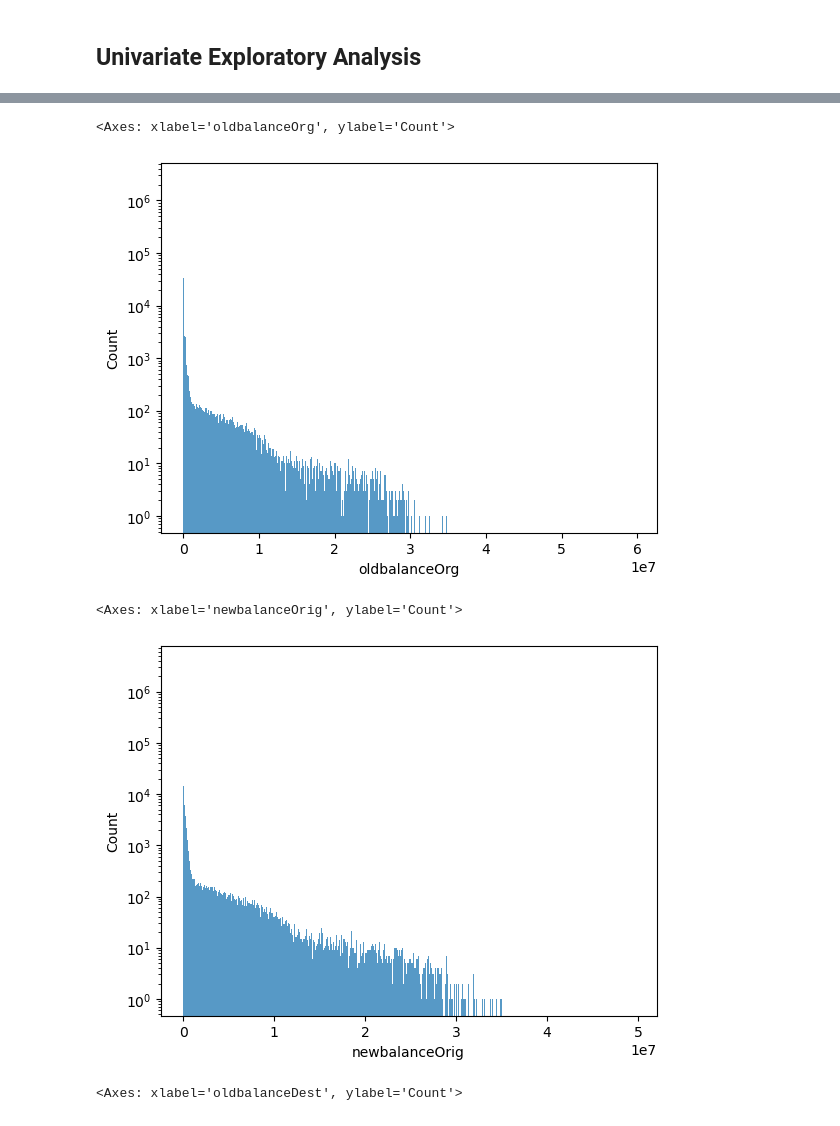
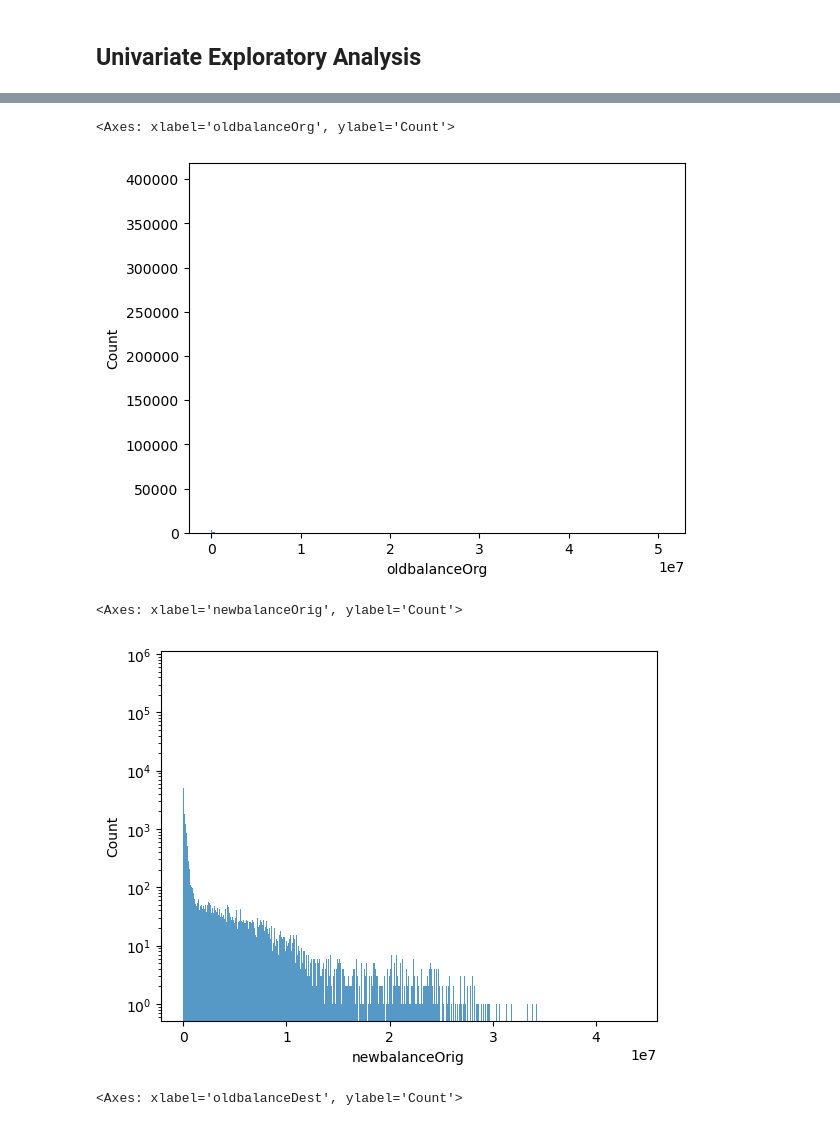
Before and after one commit to walcotttt/supervised-learning-project, a Jupyter notebook: EDA.ipynb, the cells around one changed output, grey strips where cells are left out. Saved outputs shown, nothing was run; the diff lists cells and outputs as text; code cells hidden in the pictures.

```diff
--- a/EDA.ipynb
+++ b/EDA.ipynb
@@ -65,8 +17,6 @@ df.shape
 # %% [output]
 (6362620, 11)
 # %%
-# Wow! This dataframe is quite large! Let's try chunking to make it more managable...
-chunk_size = 100000
-for chunk in pd.read_csv('data.csv', chunksize=chunk_size):
-    df.describe()
-    print(chunk.head())
+# this dataframe is quite large -- let's take a sample to make it more managable...
+
+df_sample = df.sample(n=1000000)
@@ -131,14 +93,14 @@ KeyboardInterrupt:
 # %%
 # histogram of origin accounts balance before the transaction
-sns.histplot(df["oldbalanceOrg"], log=True)
+sns.histplot(df_sample["oldbalanceOrg"])
 # %% [output]
 <Axes: xlabel='oldbalanceOrg', ylabel='Count'>
-[figure, old version]
+[figure, new version]
 # %%
 # histogram of origin accounts balance after the transaction
-sns.histplot(df['newbalanceOrig'], log=True)
+sns.histplot(df_sample['newbalanceOrig'], log=True)
 # %% [output]
 <Axes: xlabel='newbalanceOrig', ylabel='Count'>
-[figure, old version]
+[figure, new version]
 # %%
 # histogram of destination accounts balance before the transaction
```
Also changed, not shown: parts of 17 cells of this notebook, 1 other file.
